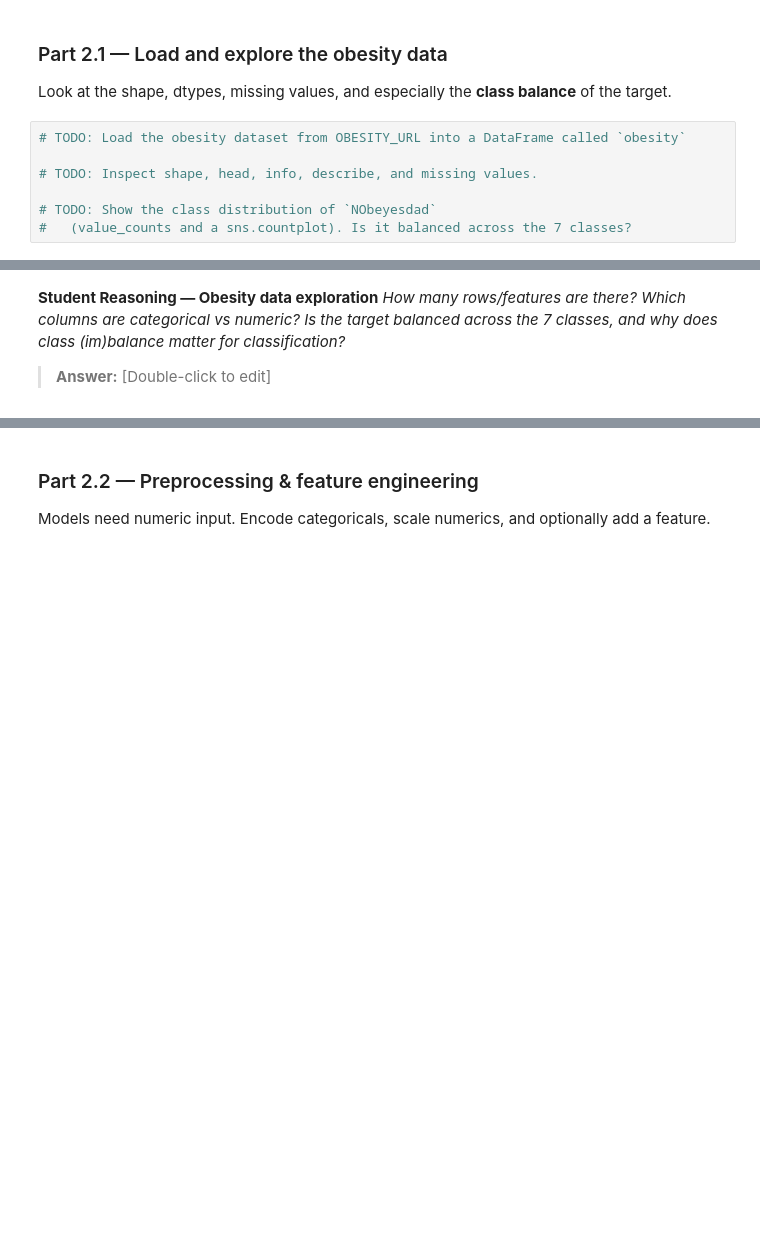
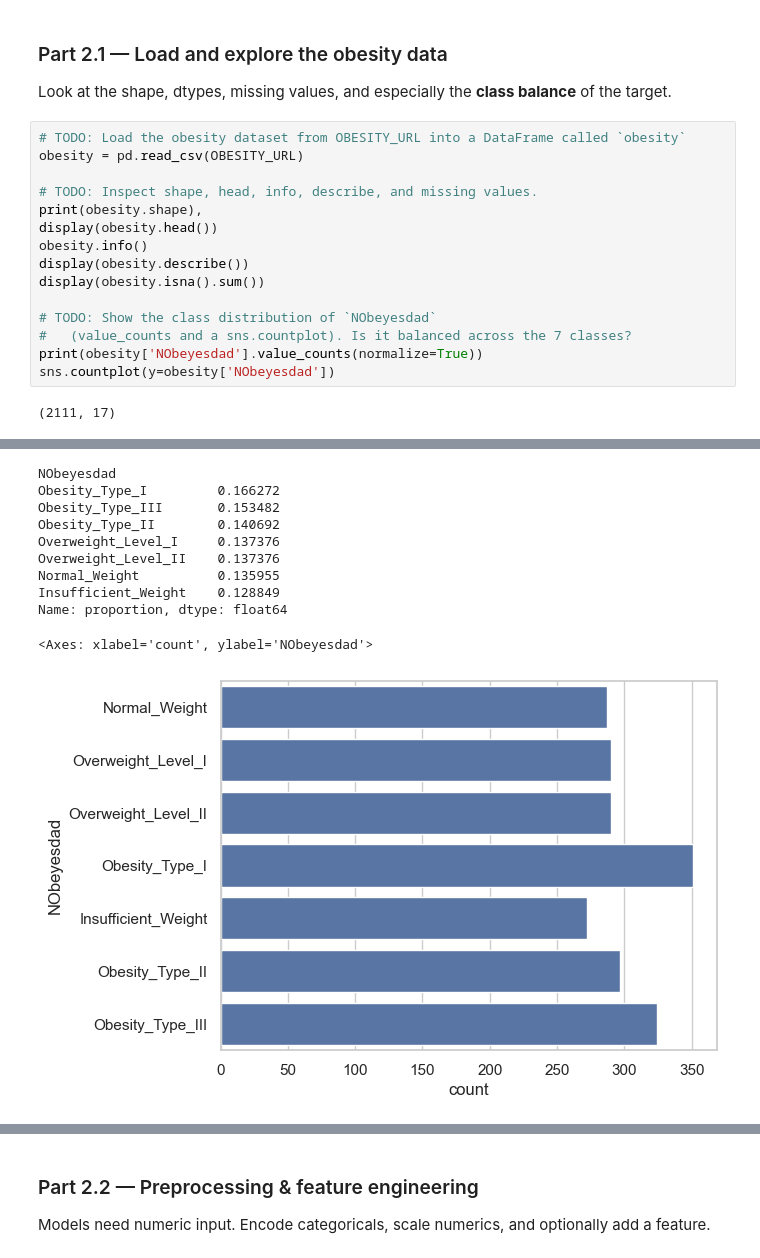
Before and after one commit to issahtiyum/lab-2-predictive-analytics, a Jupyter notebook: lab_2_predictive_analytics.ipynb, the cells around one changed output, grey strips where cells are left out. Cells and saved outputs as stored; diff of their text form; blank space fills up the shorter version.

```diff
--- a/lab_2_predictive_analytics.ipynb
+++ b/lab_2_predictive_analytics.ipynb
@@ -183,8 +398,18 @@ CAEC, SMOKE, CH2O, SCC, FAF, TUE, CALC, MTRANS`.
 Look at the shape, dtypes, missing values, and especially the **class balance** of the target.
 # %%
 # TODO: Load the obesity dataset from OBESITY_URL into a DataFrame called `obesity`
+obesity = pd.read_csv(OBESITY_URL)
 
 # TODO: Inspect shape, head, info, describe, and missing values.
+print(obesity.shape),
+display(obesity.head())
+obesity.info()
+display(obesity.describe())
+display(obesity.isna().sum())
 
 # TODO: Show the class distribution of `NObeyesdad`
 #   (value_counts and a sns.countplot). Is it balanced across the 7 classes?
+print(obesity['NObeyesdad'].value_counts(normalize=True))
+sns.countplot(y=obesity['NObeyesdad'])
+# %% [output]
+(2111, 17)
@@ -191,6 +466,11 @@ Look at the shape, dtypes, missing values, and especially the **class balance**
+NObeyesdad
+Obesity_Type_I         0.166272
+Obesity_Type_III       0.153482
+Obesity_Type_II        0.140692
+Overweight_Level_I     0.137376
+Overweight_Level_II    0.137376
+Normal_Weight          0.135955
+Insufficient_Weight    0.128849
+Name: proportion, dtype: float64
+<Axes: xlabel='count', ylabel='NObeyesdad'>
+[figure, added]
-# %% [markdown]
-**Student Reasoning — Obesity data exploration**
-*How many rows/features are there? Which columns are categorical vs numeric? Is the target
-balanced across the 7 classes, and why does class (im)balance matter for classification?*
-
-> **Answer:** [Double-click to edit]
```
Also changed, not shown: parts of 21 cells of this notebook, 1 other file.
